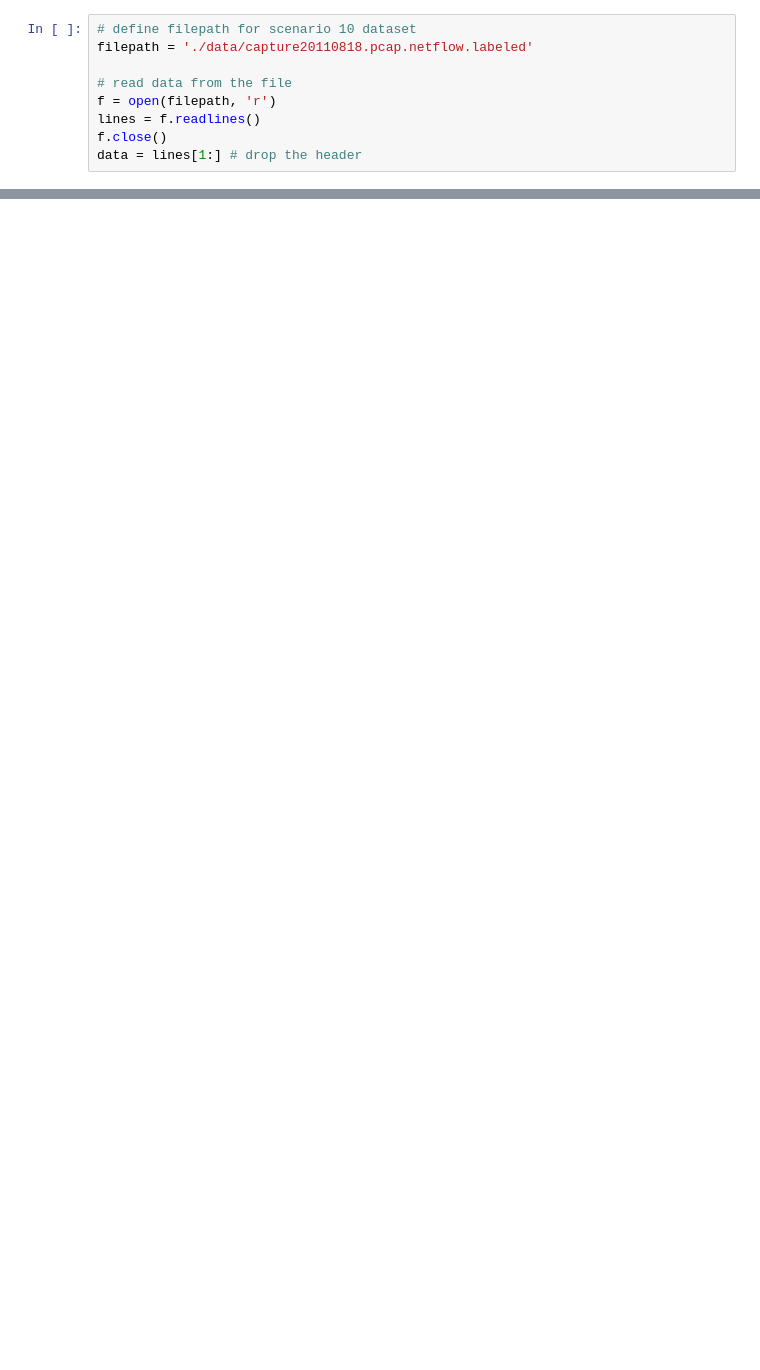
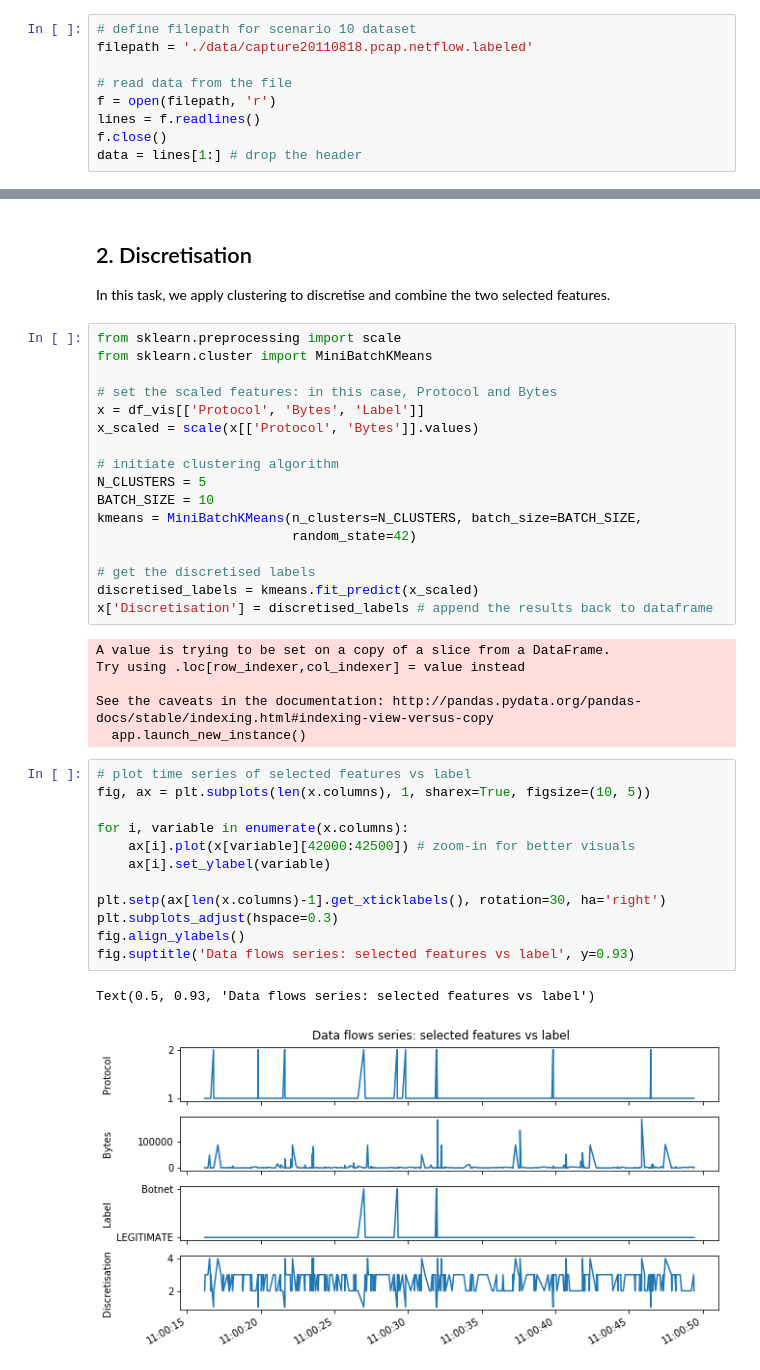
Before and after one commit to chengh42/Cyber-Data-Analytics, a Jupyter notebook: data stream/Task3_Discretization.ipynb, the cells around one changed output, grey strips where cells are left out. Drawn from its saved outputs; the diff is of its cells as text; blank space fills up the shorter version.

```diff
--- a/data stream/Task3_Discretization.ipynb
+++ b/data stream/Task3_Discretization.ipynb
@@ -105,0 +237,42 @@ sns.pairplot(df_vis, hue='Label',
+# %% [markdown]
+## 2. Discretisation
+
+In this task, we apply clustering to discretise and combine the two selected features.
+# %%
+from sklearn.preprocessing import scale
+from sklearn.cluster import MiniBatchKMeans
+
+# set the scaled features: in this case, Protocol and Bytes
+x = df_vis[['Protocol', 'Bytes', 'Label']]
+x_scaled = scale(x[['Protocol', 'Bytes']].values)
+
+# initiate clustering algorithm
+N_CLUSTERS = 5
+BATCH_SIZE = 10
+kmeans = MiniBatchKMeans(n_clusters=N_CLUSTERS, batch_size=BATCH_SIZE,
+                         random_state=42)
+
+# get the discretised labels
+discretised_labels = kmeans.fit_predict(x_scaled)
+x['Discretisation'] = discretised_labels # append the results back to dataframe
+# %% [output]
+A value is trying to be set on a copy of a slice from a DataFrame.
+Try using .loc[row_indexer,col_indexer] = value instead
+
+See the caveats in the documentation: http://pandas.pydata.org/pandas-docs/stable/indexing.html#indexing-view-versus-copy
+  app.launch_new_instance()
+# %%
+# plot time series of selected features vs label
+fig, ax = plt.subplots(len(x.columns), 1, sharex=True, figsize=(10, 5))
+
+for i, variable in enumerate(x.columns):
+    ax[i].plot(x[variable][42000:42500]) # zoom-in for better visuals
+    ax[i].set_ylabel(variable)
+
+plt.setp(ax[len(x.columns)-1].get_xticklabels(), rotation=30, ha='right')
+plt.subplots_adjust(hspace=0.3)
+fig.align_ylabels()
+fig.suptitle('Data flows series: selected features vs label', y=0.93)
+# %% [output]
+Text(0.5, 0.93, 'Data flows series: selected features vs label')
+[figure, added]
```
Also changed, not shown: parts of 22 cells of this notebook.
